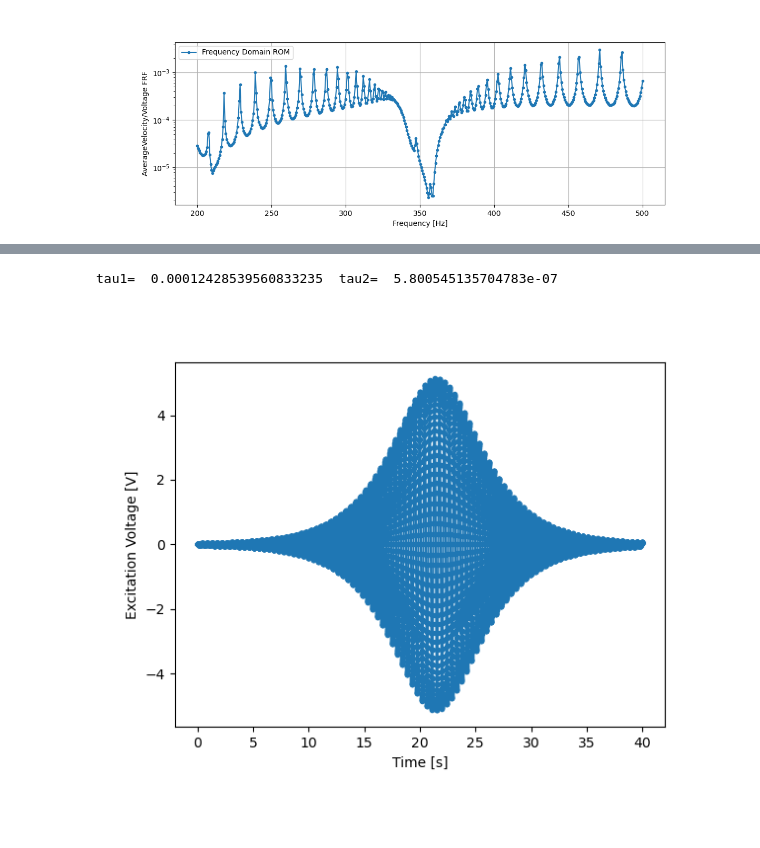
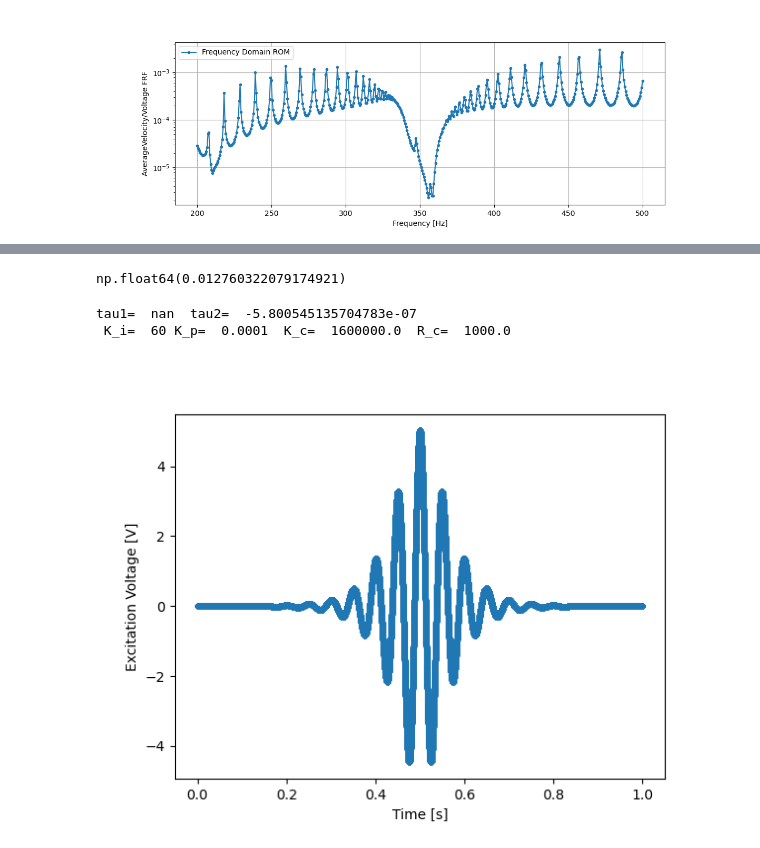
Before and after one commit to nimaet/Modeling, a Jupyter notebook: tasks/soliton/soliton2.ipynb, the cells around one changed output, grey strips where cells are left out. Saved outputs shown, nothing was run; the diff lists cells and outputs as text; code cells hidden in the pictures; blank space fills up the shorter version.

```diff
--- a/tasks/soliton/soliton2.ipynb
+++ b/tasks/soliton/soliton2.ipynb
@@ -195,28 +315,34 @@ NameError: name 'dirr' is not defined
+# %%
+dOmega_dq[idx0]
+# %% [output]
+np.float64(0.012760322079174921)
 # %%
 
 # def v_exc(t, A_exc=50, f0=f0, f1=f1, t_end=t_end):
 # 	return A_exc*np.sin(2*np.pi*(f0+ t*(f1-f0)/t_end) *t)
-t_end = 40
+t_end = 1
 tau2 = 0.5 * eps**2 * Q * phi0**2
 tau1 = eps * phi0 * np.sqrt(Q / (2 * P)) * dOmega_dq[idx0]
 print("tau1= ", tau1, " tau2= ", tau2)
-f_exc = 0.0010
-def v_exc(t, A_exc=5, f_exc=f_exc, t_end=t_end, tau1= tau1, tau2=tau2):
-	t = t/t0
+print( " K_i= ", K_i,"K_p= ", K_p, " K_c= ", K_c, " R_c= ", R_c)
+f_exc = 20
+def v_exc(t, A_exc=5, f_exc=f_exc, t_end=t_end, tau1= 20, tau2=0.01):
+	# t = t/t0
 	tc = t_end / 2
 	t = t #- tc
-	envelope = 1 / np.cosh(6+ -tau1 * t) * np.exp(tau2 * t)
+	envelope = 1 / np.cosh(10+ -tau1 * t) * np.exp(tau2 * t)
 	return A_exc * envelope * np.cos(2*np.pi*f_exc*t)
 
-t_eval = np.arange(0, t_end, t0/f_exc/100)
+t_eval = np.arange(0, t_end, 1e-5)
 plt.figure()
 plt.plot(t_eval, v_exc(t_eval), '.-' )
 plt.xlabel('Time [s]')
 plt.ylabel('Excitation Voltage [V]')
 plt.show()
 # %% [output]
-tau1=  0.00012428539560833235  tau2=  5.800545135704783e-07
+tau1=  nan  tau2=  -5.800545135704783e-07
+ K_i=  60 K_p=  0.0001  K_c=  1600000.0  R_c=  1000.0
-[figure, old version]
+[figure, new version]
 # %%
 
 
```
Also changed, not shown: parts of 5 cells of this notebook, 3 other files.
